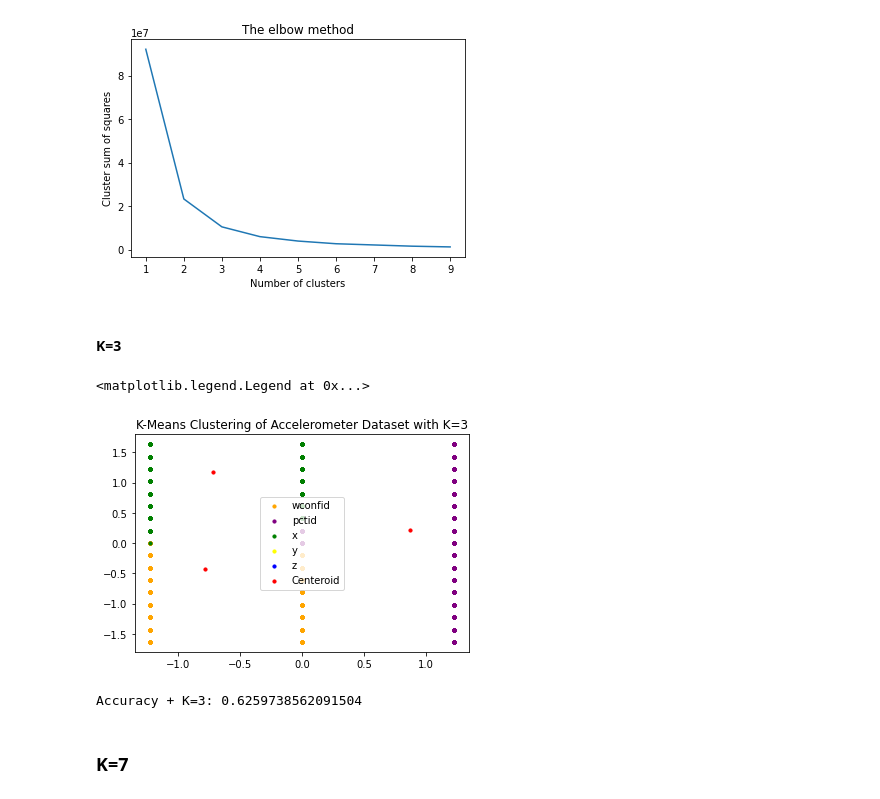
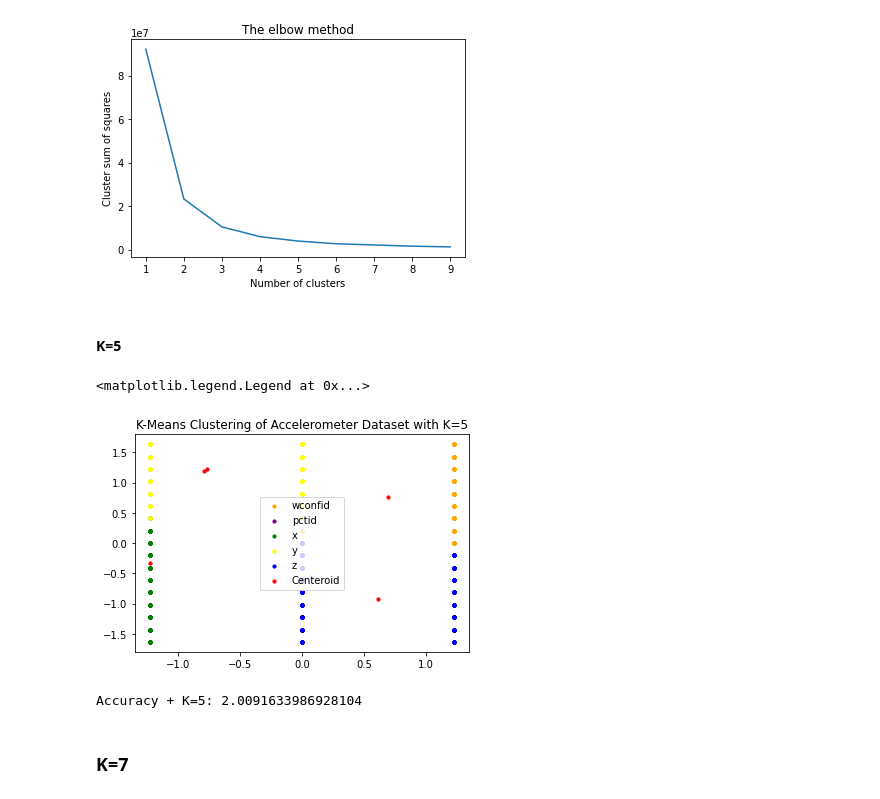
Before and after one commit to DaoHaiLong/Machine-Learning-and-Data-Mining-II, a Jupyter notebook: Labwork 2/labwork2.ipynb, the cells around one changed output. Cells and saved outputs as stored; diff of their text form; code cells hidden in the pictures.

```diff
--- a/Labwork 2/labwork2.ipynb
+++ b/Labwork 2/labwork2.ipynb
@@ -283,29 +288,29 @@ plt.show()
 # %%
 Accele_data_da = scale(data_accele)
 # %% [markdown]
-#### K=3
+#### K=5
 # %%
-Acce_kmeans = KMeans(n_clusters = 3, init = 'k-means++', max_iter = 300, n_init = 25, random_state = 0)
+Acce_kmeans = KMeans(n_clusters = 5, init = 'k-means++', max_iter = 300, n_init = 25, random_state = 0)
 y_predict_acc = Acce_kmeans.fit_predict(Accele_data_da)
 #Visualising the clusters
 plt.scatter(Accele_data_da[y_predict_acc == 0, 0], Accele_data_da[y_predict_acc == 0, 1], s = 10, c = 'orange', label = 'wconfid')
 plt.scatter(Accele_data_da[y_predict_acc == 1, 0], Accele_data_da[y_predict_acc == 1, 1], s = 10, c = 'purple', label = 'pctid')
 plt.scatter(Accele_data_da[y_predict_acc == 2, 0], Accele_data_da[y_predict_acc == 2, 1], s = 10, c = 'green', label = 'x')
 plt.scatter(Accele_data_da[y_predict_acc == 3, 0], Accele_data_da[y_predict_acc == 3, 1], s = 10, c = 'yellow', label = 'y')
 plt.scatter(Accele_data_da[y_predict_acc == 4, 0], Accele_data_da[y_predict_acc == 4, 1], s = 10, c = 'blue', label = 'z')
 #Plotting the Centeroid of the clusters
 plt.scatter(Acce_kmeans.cluster_centers_[:, 0], Acce_kmeans.cluster_centers_[:,1], s = 10, c = 'red', label = 'Centeroid')
-plt.title("K-Means Clustering of Accelerometer Dataset with K=3")
+plt.title("K-Means Clustering of Accelerometer Dataset with K=5")
 plt.legend()
 # %% [output]
 <matplotlib.legend.Legend at 0x...>
-[figure, old version]
+[figure, new version]
 # %%
 
 Accuracy=np.sum(y_predict_acc)/len(data_accele)
-print("Accuracy + K=3:",Accuracy)
+print("Accuracy + K=5:",Accuracy)
 # %% [output]
-Accuracy + K=3: 0.6259738562091504
+Accuracy + K=5: 2.0091633986928104
 # %% [markdown]
 ### K=7
 # %%
```
Also changed, not shown: parts of 9 cells of this notebook.
